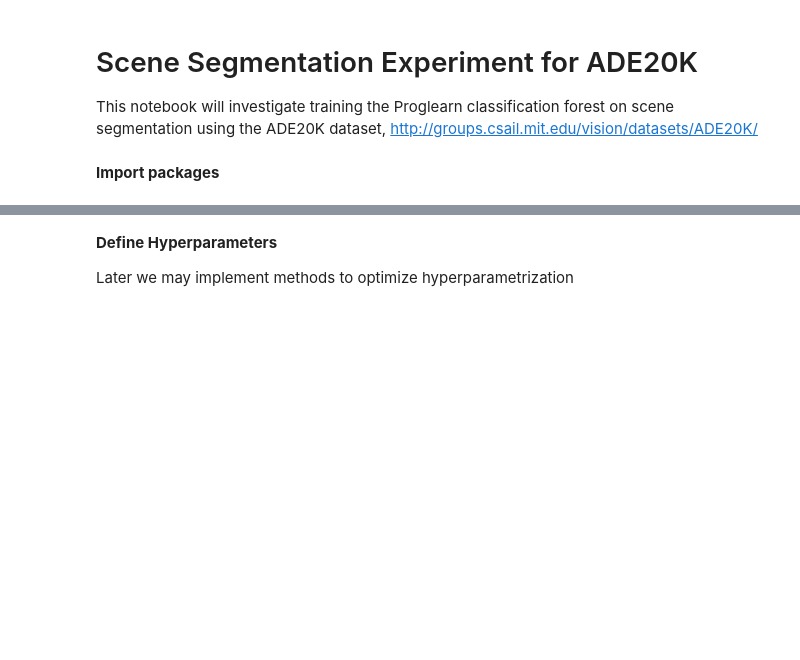
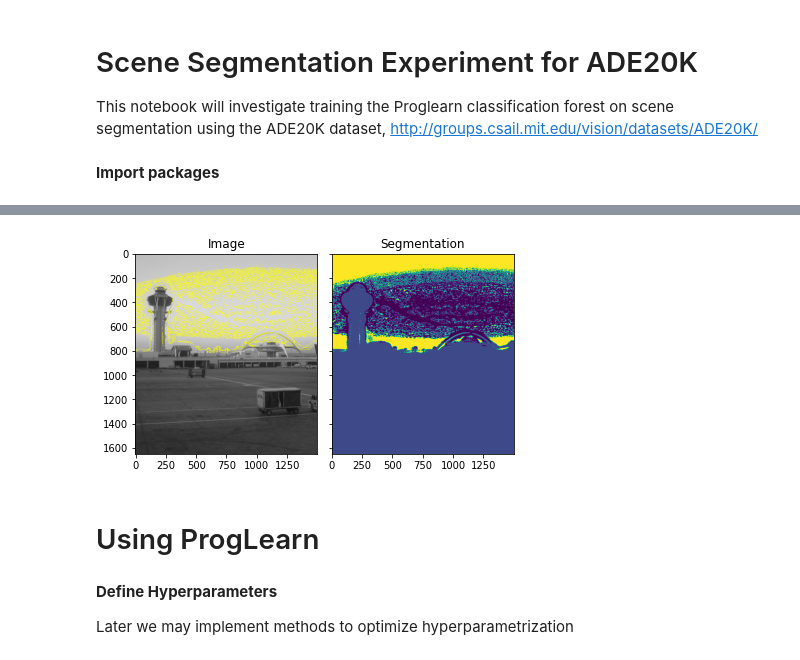
Before and after one commit to KhelmholtzR/ProglearnSceneSegmentation, a Jupyter notebook: Forest/proglearn-tree.ipynb, the cells around one changed output, grey strips where cells are left out. Drawn from its saved outputs; the diff is of its cells as text; code cells hidden in the pictures; blank space fills up the shorter version.

```diff
--- a/Forest/proglearn-tree.ipynb
+++ b/Forest/proglearn-tree.ipynb
@@ -24,3 +160,20 @@ y_data = np.concatenate((y_train, y_test))
+# %%
+img_new = X[1][:2000, :1500, 1]
+
+features_new = features_func(img_new)
+result_new = future.predict_segmenter(features_new, clf)
+fig, ax = plt.subplots(1, 2, sharex=True, sharey=True, figsize=(6, 4))
+ax[0].imshow(segmentation.mark_boundaries(img_new, result_new, mode='thick'))
+ax[0].set_title('Image')
+ax[1].imshow(result_new)
+ax[1].set_title('Segmentation')
+fig.tight_layout()
+
+plt.show()
+# %% [output]
+[figure, added]
+# %% [markdown]
+# Using ProgLearn
 # %% [markdown]
 **Define Hyperparameters**
 
```
Also changed, not shown: parts of 21 cells of this notebook.
